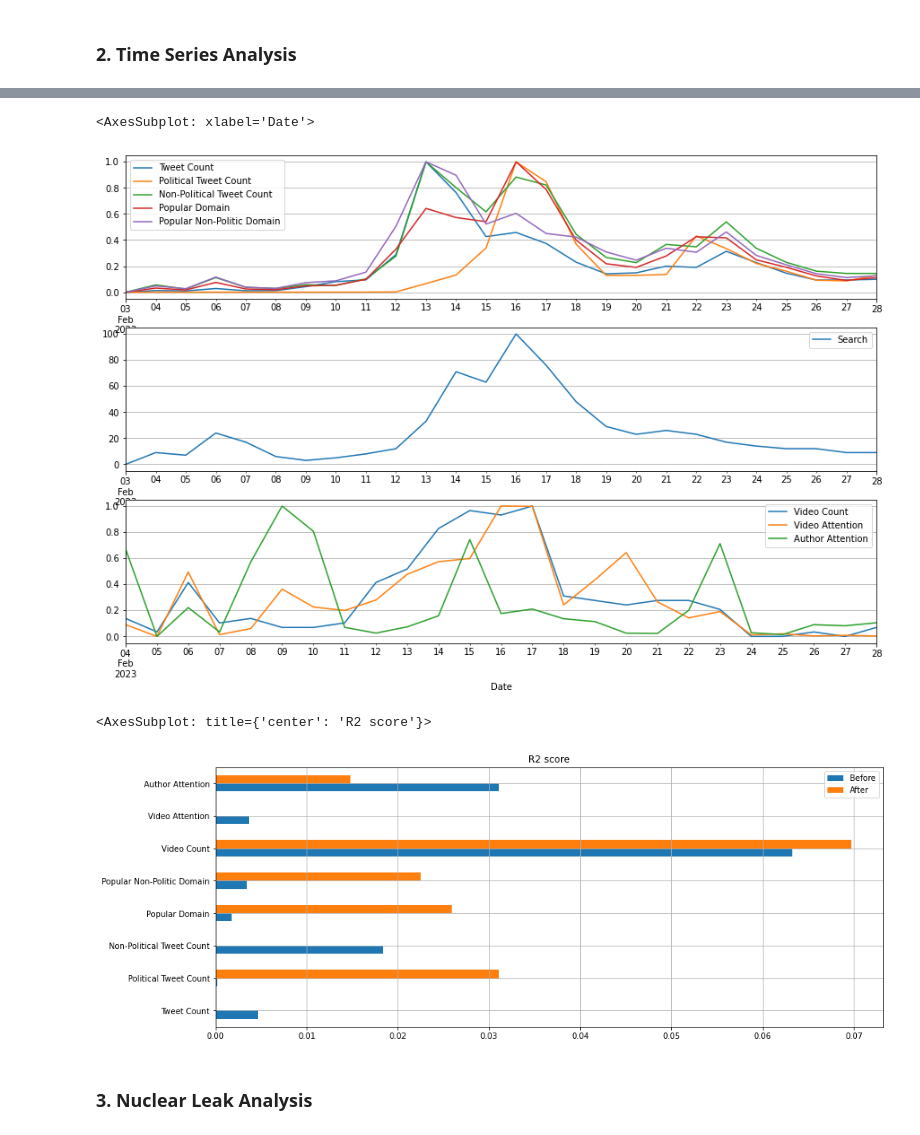
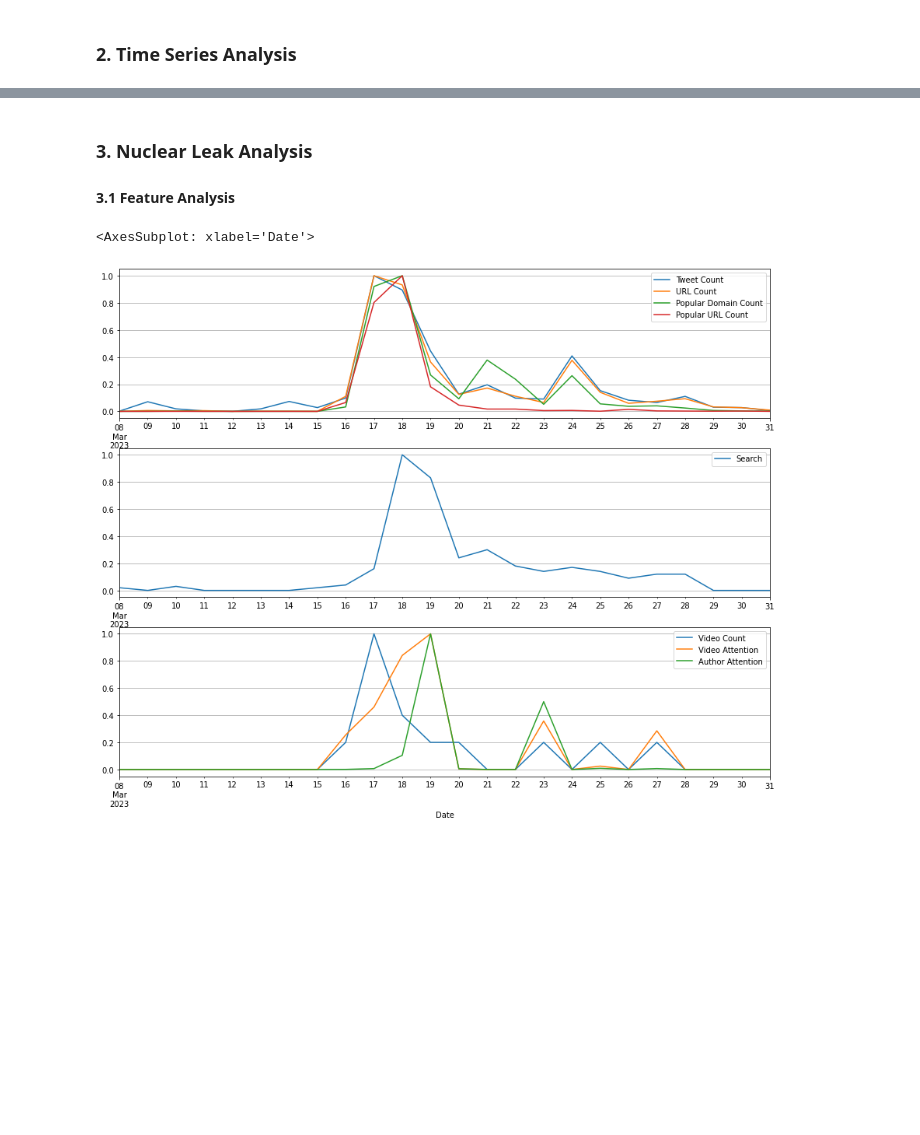
Before and after one commit to allmemes/study-of-media-and-diaster, a Jupyter notebook: code/Analysis.ipynb, the cells around one changed output, grey strips where cells are left out. Cells and saved outputs as stored; diff of their text form; code cells hidden in the pictures; blank space fills up the shorter version.

Commit message:
add gru model and nuclear analysis

```diff
--- a/code/Analysis.ipynb
+++ b/code/Analysis.ipynb
@@ -114,29 +152,20 @@ df_tiktok.index = pd.DatetimeIndex(df_tiktok.index)
+# %% [markdown]
+### 3. Nuclear Leak Analysis
+
+#### 3.1 Feature Analysis
+# %%
+df_search_us = pd.read_csv("../data/google_trend/NuclearUS.csv", index_col="Date")
+df_tweets = pd.read_csv("../data/twitter/NuclearFeatures.csv", index_col="Date", sep="\t")
+df_tiktok = pd.read_csv("../data/tiktok/NuclearFeatures.csv", index_col="Date", sep="\t")
+df_search_us /= 100
+df_search_us.index = pd.DatetimeIndex(df_search_us.index.astype(str))
+df_tweets.index = pd.DatetimeIndex(df_tweets.index)
+df_tiktok.index = pd.DatetimeIndex(df_tiktok.index)
 # %%
 fig, axes = plt.subplots(3, 1, figsize=(15, 15))
-df_tweets.plot(figsize=(15, 10), grid=True, ax=axes[0])
-df_search_us.plot(figsize=(15, 10), grid=True, ax=axes[1])
-df_tiktok.plot(figsize=(15, 10), grid=True, ax=axes[2])
+df_tweets.plot(figsize=(15, 12), grid=True, ax=axes[0])
+df_search_us.plot(figsize=(15, 12), grid=True, ax=axes[1])
+df_tiktok.plot(figsize=(15, 12), grid=True, ax=axes[2])
 # %% [output]
 <AxesSubplot: xlabel='Date'>
-[figure, old version]
+[figure, new version]
-# %%
-df_features = pd.concat([df_tweets, df_tiktok], axis=1).fillna(0)
-y_before = df_search_us["Search"][:"20230211"]
-X_before = df_features[:"20230211"]
-y_after = df_search_us["Search"]["20230212":]
-X_after = df_features["20230212":]
-
-df_r2 = pd.DataFrame(columns=["Before", "After"], index=X_before.columns)
-for i, (y, X) in enumerate([(y_before, X_before), (y_after, X_after)]):
-    total_r2 = Ridge(alpha=1e-4).fit(X, y).score(X, y)
-    feature_r2 = list()
-    for feature_name in X.columns:
-        features = X.drop(feature_name, axis=1)
-        feature_r2.append(total_r2 - Ridge(alpha=1e-4).fit(features, y).score(features, y))
-    df_r2["Before" if i==0 else "After"] = feature_r2
-df_r2.plot(kind="barh", figsize=(15, 6), grid=True, title="R2 score")
-# %% [output]
-<AxesSubplot: title={'center': 'R2 score'}>
-[figure, removed]
-# %% [markdown]
-### 3. Nuclear Leak Analysis
```
Also changed, not shown: parts of 8 cells of this notebook, 18 other files.
